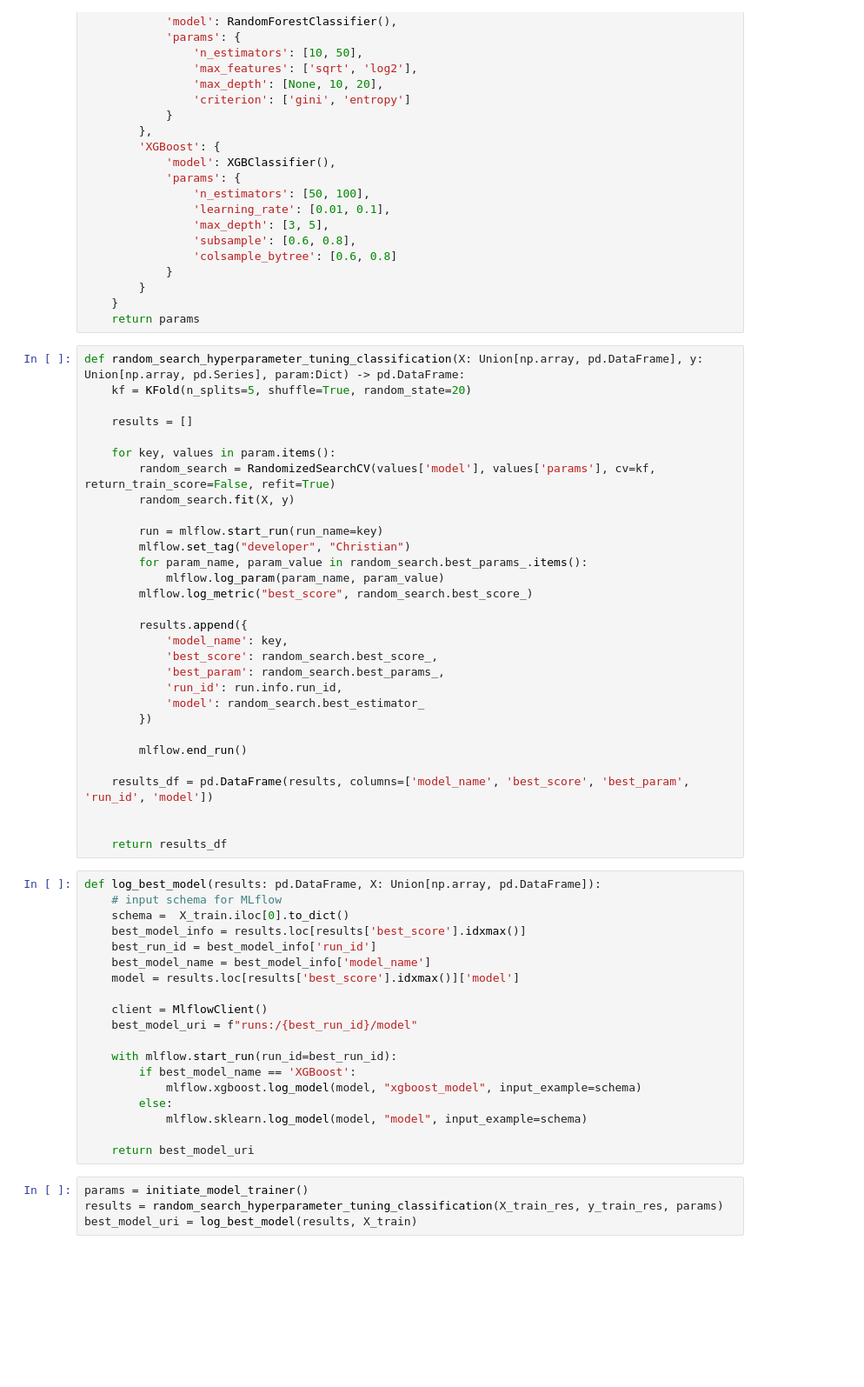
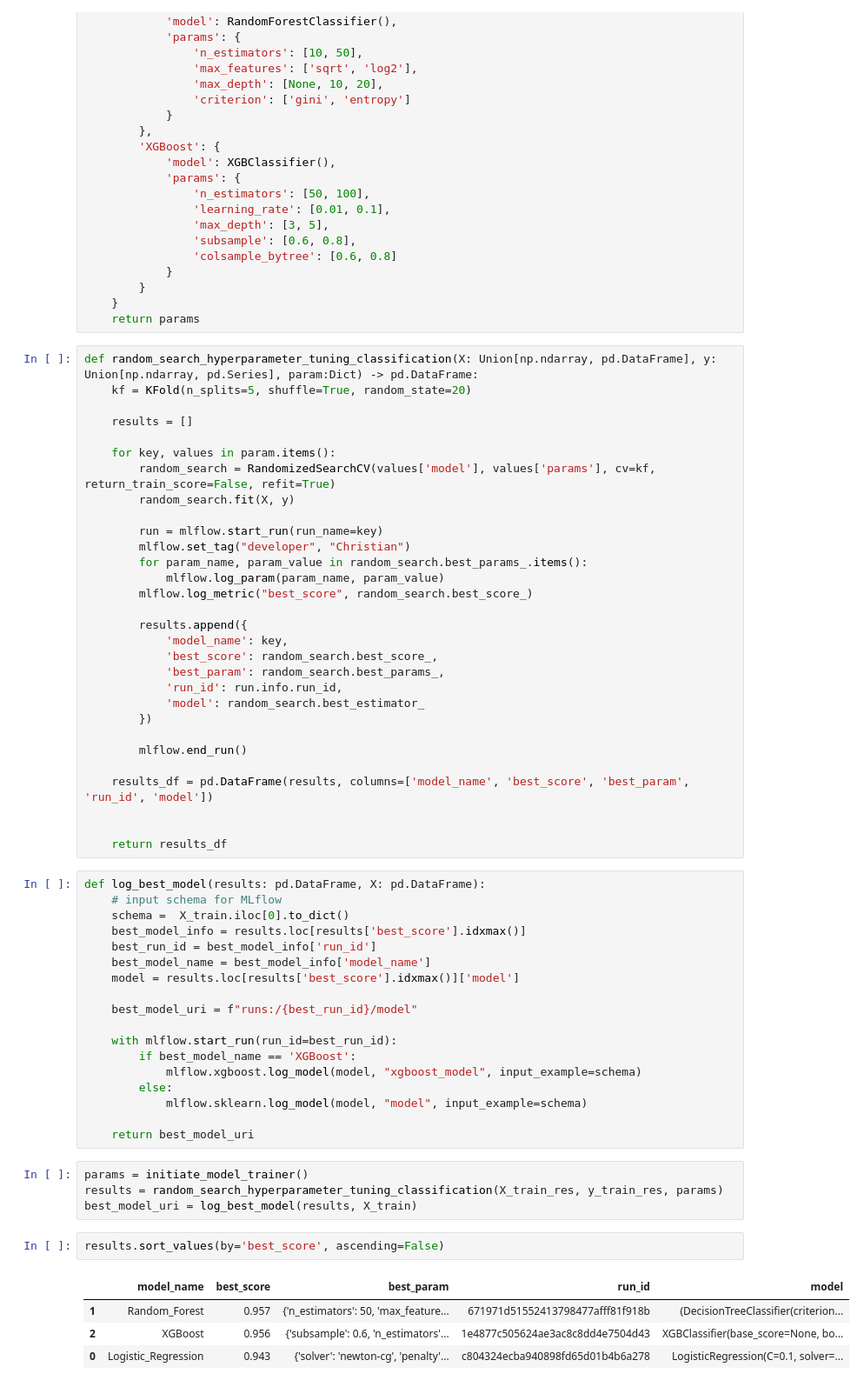
Before and after one commit to Jaykold/dry-bean-predictor, a Jupyter notebook: notebook/dry_bean.ipynb, the cells around one changed output. Shown at 87% size. Drawn from its saved outputs; the diff is of its cells as text; blank space fills up the shorter version.

Commit message:
Updated Artifacts and model_trainer.py

```diff
--- a/notebook/dry_bean.ipynb
+++ b/notebook/dry_bean.ipynb
@@ -240,7 +245,7 @@ def initiate_model_trainer():
     }
     return params
 # %%
-def random_search_hyperparameter_tuning_classification(X: Union[np.array, pd.DataFrame], y: Union[np.array, pd.Series], param:Dict) -> pd.DataFrame:
+def random_search_hyperparameter_tuning_classification(X: Union[np.ndarray, pd.DataFrame], y: Union[np.ndarray, pd.Series], param:Dict) -> pd.DataFrame:
     kf = KFold(n_splits=5, shuffle=True, random_state=20)
 
     results = []
@@ -270,7 +275,7 @@ def random_search_hyperparameter_tuning_classification(X: Union[np.array, pd.Dat
 
     return results_df
 # %%
-def log_best_model(results: pd.DataFrame, X: Union[np.array, pd.DataFrame]):
+def log_best_model(results: pd.DataFrame, X: pd.DataFrame):
     # input schema for MLflow
     schema =  X_train.iloc[0].to_dict()
     best_model_info = results.loc[results['best_score'].idxmax()]
@@ -278,7 +283,6 @@ def log_best_model(results: pd.DataFrame, X: Union[np.array, pd.DataFrame]):
     best_model_name = best_model_info['model_name']
     model = results.loc[results['best_score'].idxmax()]['model']
 
-    client = MlflowClient()
     best_model_uri = f"runs:/{best_run_id}/model"
 
     with mlflow.start_run(run_id=best_run_id):
@@ -292,6 +296,13 @@ def log_best_model(results: pd.DataFrame, X: Union[np.array, pd.DataFrame]):
 params = initiate_model_trainer()
 results = random_search_hyperparameter_tuning_classification(X_train_res, y_train_res, params)
 best_model_uri = log_best_model(results, X_train)
+# %%
+results.sort_values(by='best_score', ascending=False)
+# %% [output]
+|  | model_name | best_score | best_param | run_id | model |
+| 1 | Random_Forest | 0.957 | {'n_estimators': 50, 'max_feature... | 671971d51552413798477afff81f918b | (DecisionTreeClassifier(criterion... |
+| 2 | XGBoost | 0.956 | {'subsample': 0.6, 'n_estimators'... | 1e4877c505624ae3ac8c8dd4e7504d43 | XGBClassifier(base_score=None, bo... |
+| 0 | Logistic_Regression | 0.943 | {'solver': 'newton-cg', 'penalty'... | c804324ecba940898fd65d01b4b6a278 | LogisticRegression(C=0.1, solver=... |
 # %%
 print(f"Best model: {best_model_uri}")
 # %% [output]
```
Also changed, not shown: parts of 17 cells of this notebook, 32 other files.
